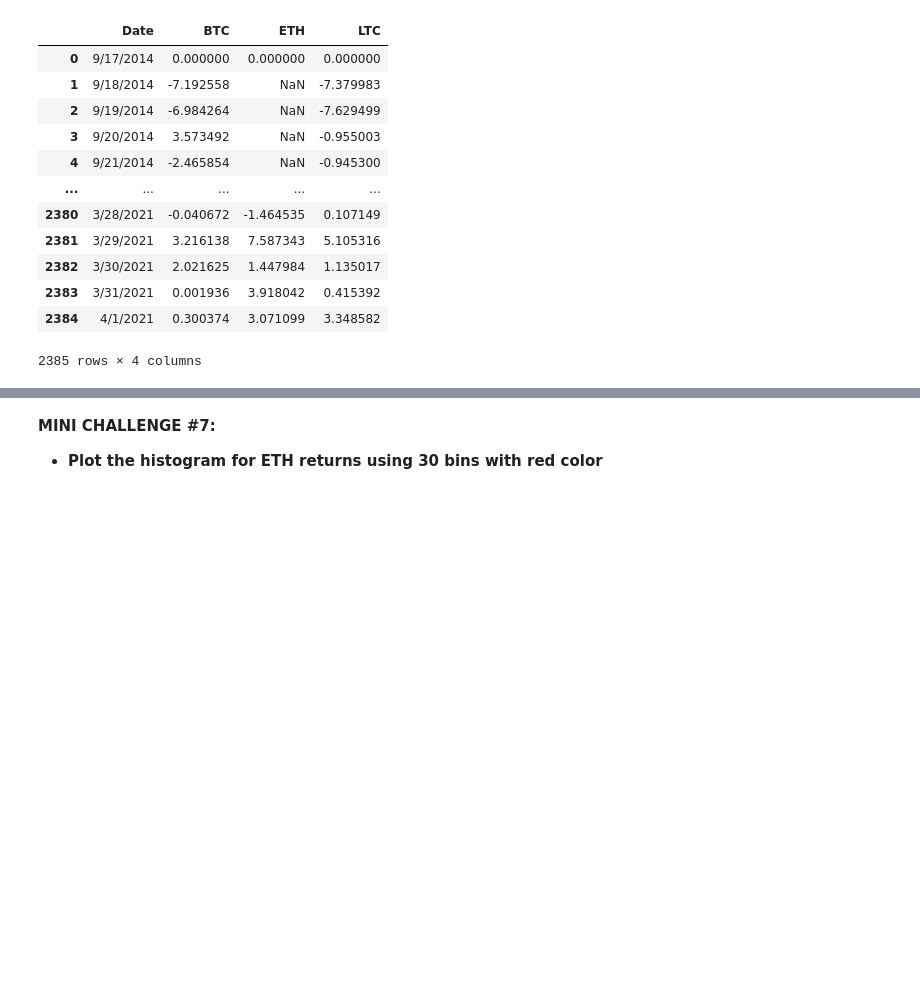
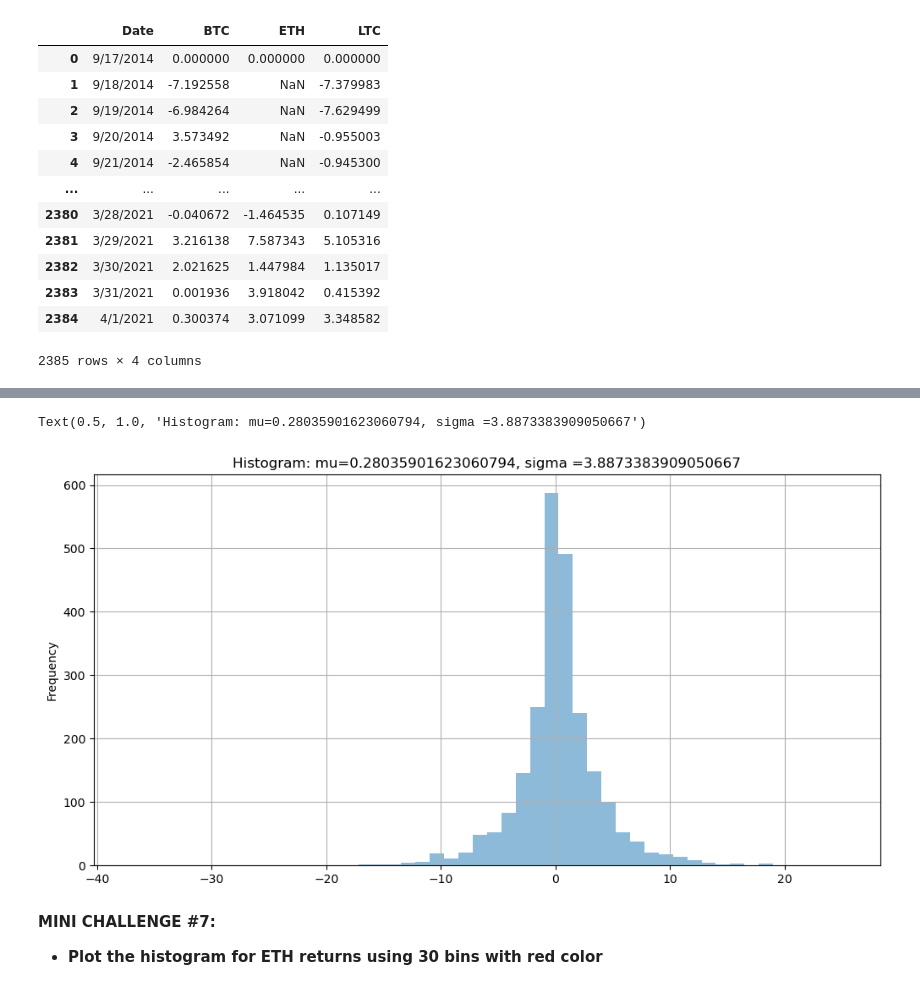
Before and after one commit to DanielMevs/Data-Analysis-with-Python, a Jupyter notebook: data_visualization_with_pandas_and_matplotlib/data_visualization_with_matplotlib.ipynb, the cells around one changed output, grey strips where cells are left out. Saved outputs shown, nothing was run; the diff lists cells and outputs as text; code cells hidden in the pictures; blank space fills up the shorter version.

Commit message:
completed data visualization with matplotlib notebook

```diff
--- a/data_visualization_with_pandas_and_matplotlib/data_visualization_with_matplotlib.ipynb
+++ b/data_visualization_with_pandas_and_matplotlib/data_visualization_with_matplotlib.ipynb
@@ -308,6 +308,8 @@ Text(0.5, 1.0, 'Crypto Portfolio Pie Chart')
 # A histogram represents data using bars with various heights
 # Each bar groups numbers into specific ranges
 # Taller bars show that more data falls within that specific range
+daily_return_df = pd.read_csv('crypto_daily_returns.csv')
+daily_return_df
 # %% [output]
 |  | Date | BTC | ETH | LTC |
 | 0 | 9/17/2014 | 0.000000 | 0.000000 | 0.000000 |
@@ -328,3 +327,16 @@ Text(0.5, 1.0, 'Crypto Portfolio Pie Chart')
+# %%
+mu = daily_return_df['BTC'].mean()
+sigma = daily_return_df['BTC'].std()
+
+
+plt.figure(figsize=(12, 6))
+daily_return_df['BTC'].plot.hist(bins=50, alpha=0.5)
+
+plt.grid()
+plt.title('Histogram: mu=' + str(mu) + ', sigma =' + str(sigma))
+# %% [output]
+Text(0.5, 1.0, 'Histogram: mu=0.28035901623060794, sigma =3.8873383909050667')
+[figure, added]
 # %% [markdown]
 **MINI CHALLENGE #7:**
 - **Plot the histogram for ETH returns using 30 bins with red color**
```
Also changed, not shown: parts of 5 cells of this notebook, 1 other file.
